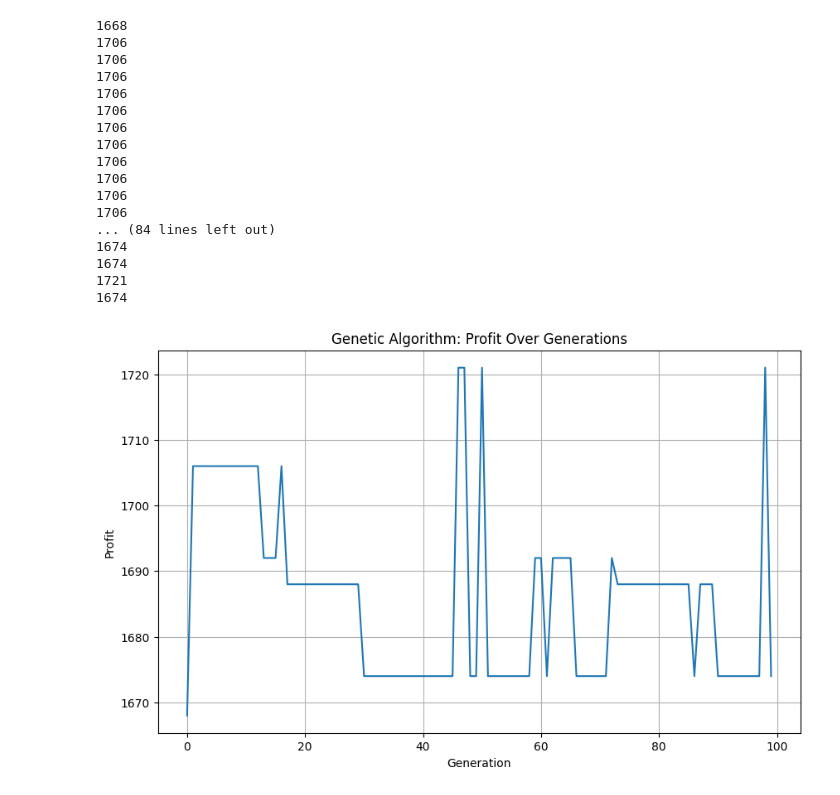
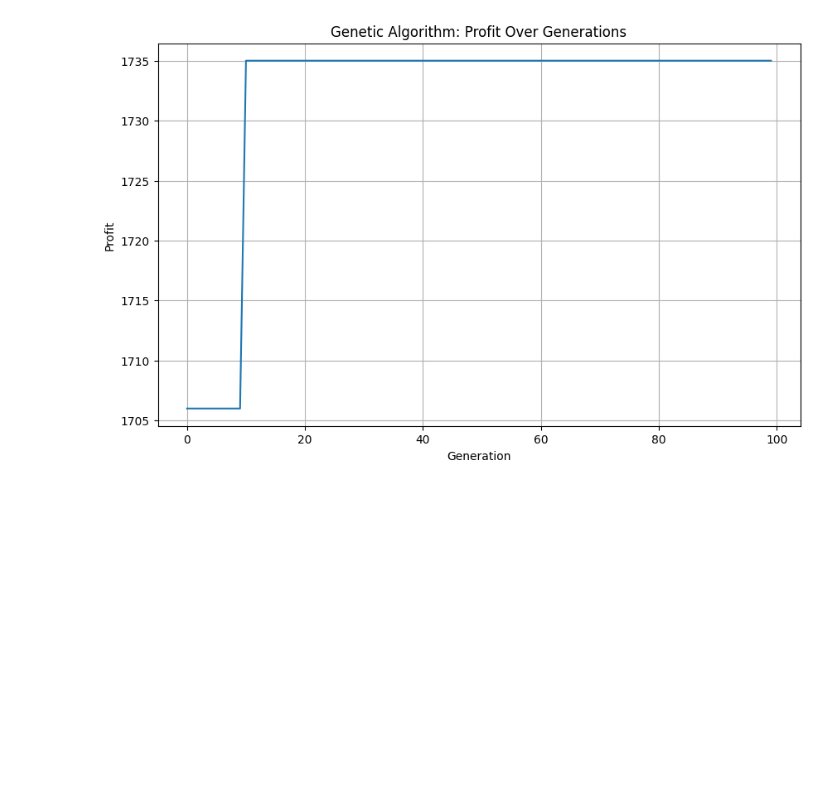
Before and after one commit to Jimmyluluu/AWINLABHW01, a Jupyter notebook: HomeWork02/hw02.ipynb, the cells around one changed output. Saved outputs shown, nothing was run; the diff lists cells and outputs as text; code cells hidden in the pictures; blank space fills up the shorter version.

```diff
--- a/HomeWork02/hw02.ipynb
+++ b/HomeWork02/hw02.ipynb
@@ -80,8 +80,9 @@ max_weight = 170
 population_size = 50
 mutation_rate = 0.01
 max_generations = 100
+elitism_size = 1  # 精英策略保留的個體數量
 
-# 適應度函數
+# 適應度函數，超過限制設為0，適應度為總價值
 def fitness(solution):
     total_weight = np.sum(solution * weights)
     total_value = np.sum(solution * values)
@@ -90,77 +91,67 @@ def fitness(solution):
     else:
         return total_value
 
-# 初始化群體
+# 初始化群體，使用二進制
 def initialize_population(size):
     return np.random.randint(2, size=(size, len(weights)))
 
-# 選擇
+# 選擇，是適應度越高越可能被選到，並且保留一個位置給菁英個體
 def select(population, fitness_scores):
-    probabilities = fitness_scores / fitness_scores.sum()
-    selected_indices = np.random.choice(np.arange(len(population)), size=len(population), replace=True, p=probabilities)
+    probabilities = fitness_scores / np.sum(fitness_scores)
+    selected_indices = np.random.choice(np.arange(len(population)), size=len(population) - elitism_size, replace=True, p=probabilities)
     return population[selected_indices]
 
-# 交叉
+# 交叉，進行單點交叉操作。選擇一個隨機點將兩個父代個體拆分並交換片段，生成兩個新的子代
 def crossover(parent1, parent2):
     crossover_point = np.random.randint(1, len(weights)-1)
     child1 = np.concatenate((parent1[:crossover_point], parent2[crossover_point:]))
     child2 = np.concatenate((parent2[:crossover_point], parent1[crossover_point:]))
     return child1, child2
 
-# 突變
+# 突變，讓每一個基因都有突變(取反)的機率，這邊參數設0.01
 def mutate(solution):
     for i in range(len(solution)):
         if np.random.rand() < mutation_rate:
             solution[i] = 1 - solution[i]
     return solution
+
+# 獲取最優解，選出是硬度最高的當作菁英個體
+def get_elites(population, fitness_scores):
+    elite_indices = np.argsort(fitness_scores)[-elitism_size:]
+    return population[elite_indices]
 
 # 執行基因演算法
 def genetic_algorithm():
     population = initialize_population(population_size)
     history = []
 
     for generation in range(max_generations):
         fitness_scores = np.array([fitness(solution) for solution in population])
-        print(fitness_scores.max())
         history.append(fitness_scores.max())
+
+        elites = get_elites(population, fitness_scores)  # 獲取菁英個體
         selected = select(population, fitness_scores)
-        next_generation = []
+        next_generation = elites.tolist()  # 初始化下一代為菁英個體
 
-        for i in range(0, population_size, 2):
-            parent1, parent2 = selected[i], selected[i+1]
-            child1, child2 = crossover(parent1, parent2)
-            next_generation.append(mutate(child1))
-            next_generation.append(mutate(child2))
+        for i in range(0, len(selected), 2):
+            if i + 1 < len(selected):  # 確保不會因索引超出範圍而出錯
+                parent1, parent2 = selected[i], selected[i+1]
+                child1, child2 = crossover(parent1, parent2)
+                next_generation.append(mutate(child1))
+                next_generation.append(mutate(child2))
 
         population = np.array(next_generation)
 
     return history
 
 # 執行算法並繪製結果
 profit_history = genetic_algorithm()
 plt.figure(figsize=(10, 6))
 plt.plot(profit_history)
 plt.title("Genetic Algorithm: Profit Over Generations")
 plt.xlabel("Generation")
 plt.ylabel("Profit")
 plt.grid(True)
 plt.show()
 # %% [output]
-1668
-1706
-1706
-1706
-1706
-1706
-1706
-1706
-1706
-1706
-1706
-1706
-... (84 lines left out)
-1674
-1674
-1721
-1674
-[figure, old version]
+[figure, new version]
```
Also changed, not shown: parts of 1 cell of this notebook, 1 other file.
